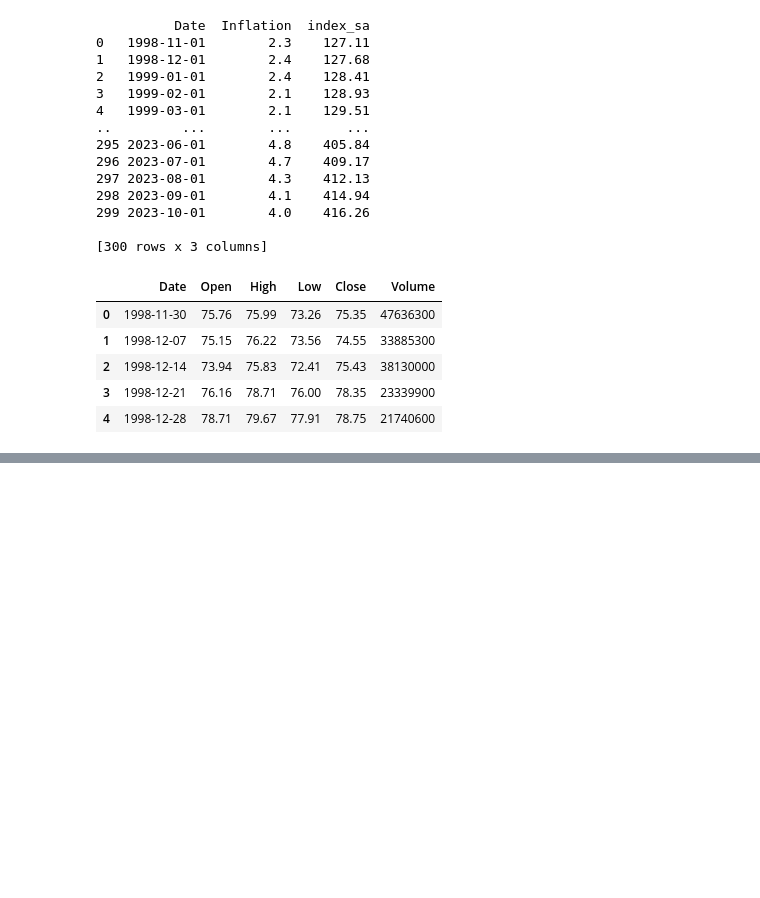
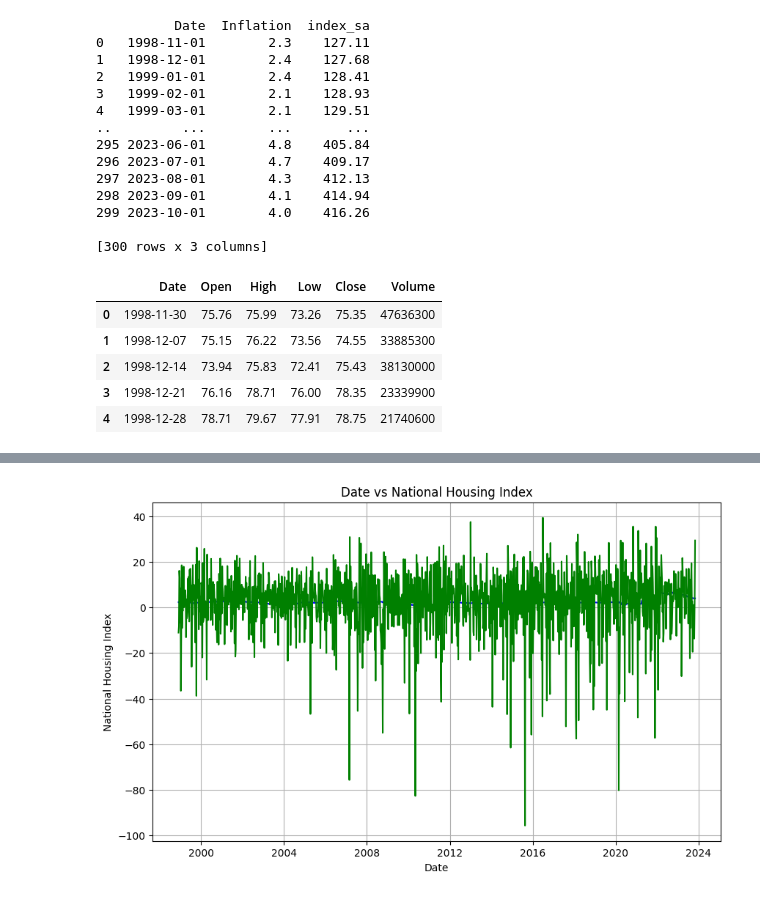
Before and after one commit to jfour1e/Housing-Price-Analysis, a Jupyter notebook: main.ipynb, the cells around one changed output, grey strips where cells are left out. Saved outputs shown, nothing was run; the diff lists cells and outputs as text; code cells hidden in the pictures; blank space fills up the shorter version.

```diff
--- a/main.ipynb
+++ b/main.ipynb
@@ -217,3 +258,17 @@ final_df
+# %%
+import matplotlib.pyplot as plt
+
+plt.figure(figsize=(10, 6))
+plt.plot(final_df['Date'], final_df['Inflation'],  linestyle='-', color= 'blue')
+#plt.plot(final_df['Date'], final_df['SPY % Change'], linestyle='-', color= 'red')
+plt.plot(final_df['Date'], final_df['VIX % Change'], linestyle='-', color= 'green')
+plt.title('Date vs National Housing Index')
+plt.xlabel('Date')
+plt.ylabel('National Housing Index')
+plt.grid(True)
+plt.show()
+# %% [output]
+[figure, added]
 # %%
 import pandas as pd
 from sklearn.cluster import KMeans
```
Also changed, not shown: parts of 12 cells of this notebook.
